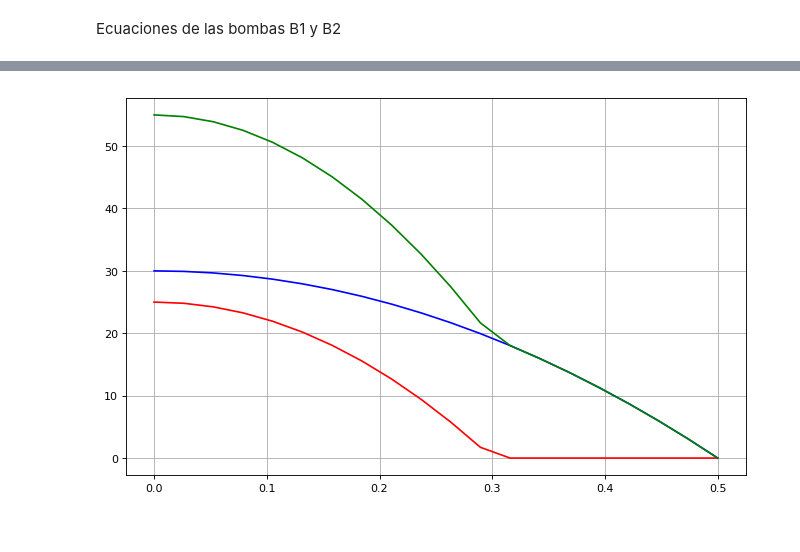
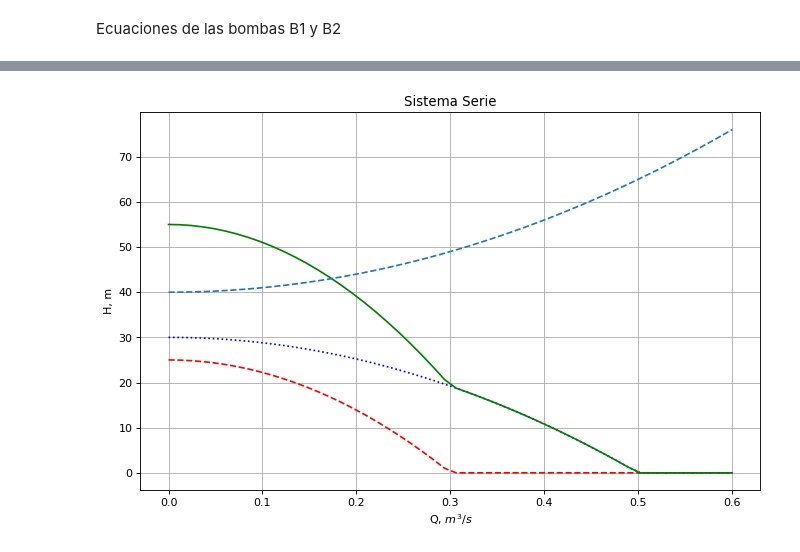
Before and after one commit to graushupc/ESEIAAT-320012, a Jupyter notebook: Ejemplo Bombas Series.ipynb, the cells around one changed output, grey strips where cells are left out. Cells and saved outputs as stored; diff of their text form; code cells hidden in the pictures.

Commit message:
Sistema Bombas Serie
Ejemplo de solución gráfica, numérica y cálculos de potencias y rendimientos

```diff
--- a/Ejemplo Bombas Series.ipynb
+++ b/Ejemplo Bombas Series.ipynb
@@ -71,13 +72,9 @@ Hb1(0.15)
 # %%
-q = linspace(0,0.5,20)
+q = linspace(0,0.6,50)
 hb1 = []
+hb2 = []
+hbSerie = []
 for a in q:
     hb1.append(Hb1(a))
+    hb2.append(Hb2(a))
+    hbSerie.append(Hb1(a)+Hb2(a))
-# %%
-hb1 = []
-hb2 = []
-hbSerie = []
-for a in q:
-    hb1.append(Hb1(a))
-    hb2.append(Hb2(a))
-    hbSerie.append(Hb1(a)+Hb2(a))
@@ -89,7 +98,10 @@ plt.figure(num=None, figsize=(2, 3), dpi=80, facecolor='w', edgecolor='k')
 # %%
 plt.figure(num=None, figsize=(10, 6.25), dpi=80, facecolor='w', edgecolor='k')
-plt.plot(q,hb1,'r',q,hb2,'b',q,hbSerie,'g')
+plt.plot(q,hb1,'r--',q,hb2,'b:',q,hbSerie,'g',q,hsys,'--')
 plt.grid()
+plt.title("Sistema Serie")
+plt.xlabel('Q, $m^3/s$')
+plt.ylabel('H, m')
 plt.show()
 # %% [output]
-[figure, old version]
+[figure, new version]
```
Also changed, not shown: parts of 20 cells of this notebook, 1 other file.
